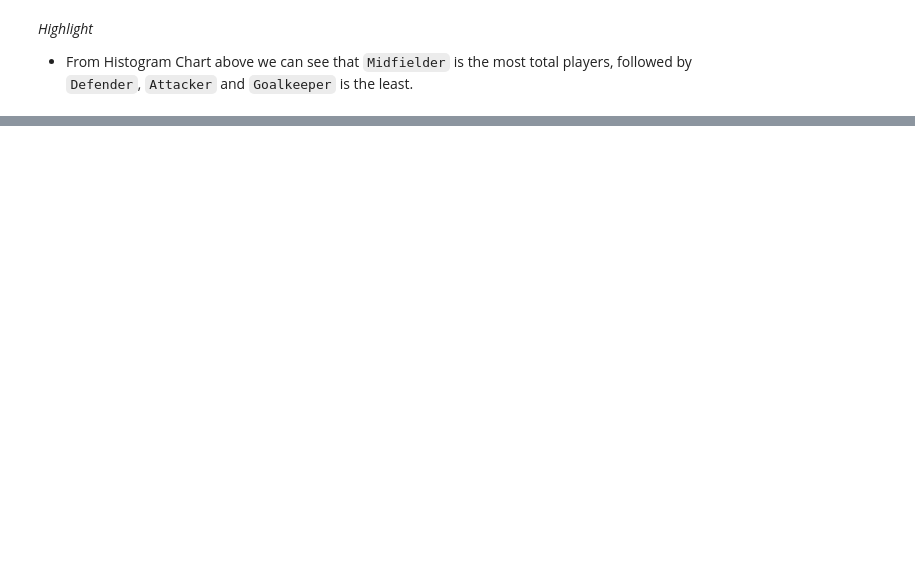
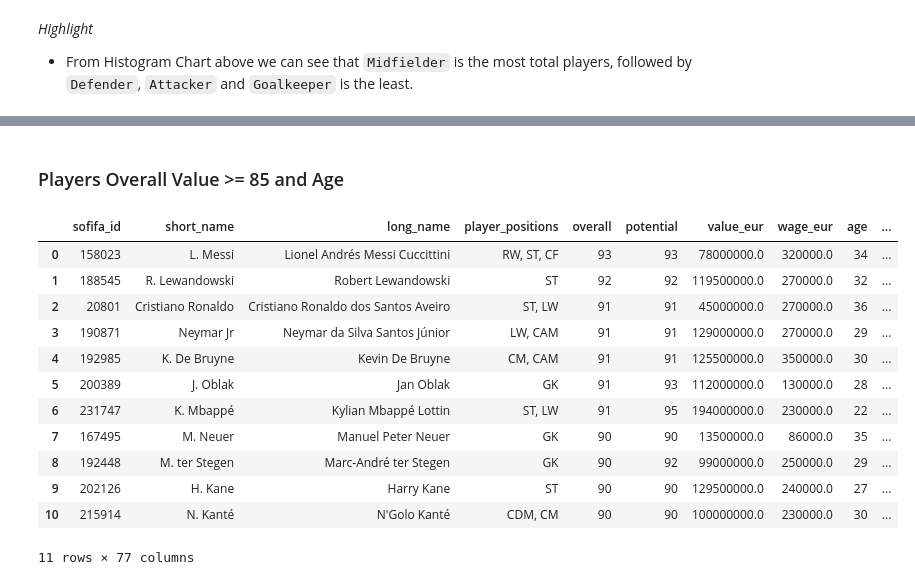
Before and after one commit to rivaipurba/rivaipurba.github.io, a Jupyter notebook: fifa15-22_player_analysis.ipynb, the cells around one changed output, grey strips where cells are left out. Drawn from its saved outputs; the diff is of its cells as text; code cells hidden in the pictures; blank space fills up the shorter version.

Commit message:
Updating project FIFA Game Player Analysis

```diff
--- a/fifa15-22_player_analysis.ipynb
+++ b/fifa15-22_player_analysis.ipynb
@@ -257,2 +319,19 @@ fig.show()
+# %% [markdown]
+### Players Overall Value >= 85 and Age
 # %%
-top_players = fifa_22.query('overall >= 85')
+top_players = fifa_22.query('overall >= 90')
+top_players
+# %% [output]
+|  | sofifa_id | short_name | long_name | player_positions | overall | potential | value_eur | wage_eur | age | ... |
+| 0 | 158023 | L. Messi | Lionel Andrés Messi Cuccittini | RW, ST, CF | 93 | 93 | 78000000.0 | 320000.0 | 34 | ... |
+| 1 | 188545 | R. Lewandowski | Robert Lewandowski | ST | 92 | 92 | 119500000.0 | 270000.0 | 32 | ... |
+| 2 | 20801 | Cristiano Ronaldo | Cristiano Ronaldo dos Santos Aveiro | ST, LW | 91 | 91 | 45000000.0 | 270000.0 | 36 | ... |
+| 3 | 190871 | Neymar Jr | Neymar da Silva Santos Júnior | LW, CAM | 91 | 91 | 129000000.0 | 270000.0 | 29 | ... |
+| 4 | 192985 | K. De Bruyne | Kevin De Bruyne | CM, CAM | 91 | 91 | 125500000.0 | 350000.0 | 30 | ... |
+| 5 | 200389 | J. Oblak | Jan Oblak | GK | 91 | 93 | 112000000.0 | 130000.0 | 28 | ... |
+| 6 | 231747 | K. Mbappé | Kylian Mbappé Lottin | ST, LW | 91 | 95 | 194000000.0 | 230000.0 | 22 | ... |
+| 7 | 167495 | M. Neuer | Manuel Peter Neuer | GK | 90 | 90 | 13500000.0 | 86000.0 | 35 | ... |
+| 8 | 192448 | M. ter Stegen | Marc-André ter Stegen | GK | 90 | 92 | 99000000.0 | 250000.0 | 29 | ... |
+| 9 | 202126 | H. Kane | Harry Kane | ST | 90 | 90 | 129500000.0 | 240000.0 | 27 | ... |
+| 10 | 215914 | N. Kanté | N'Golo Kanté | CDM, CM | 90 | 90 | 100000000.0 | 230000.0 | 30 | ... |
+11 rows × 77 columns
```
Also changed, not shown: parts of 35 cells of this notebook, 15 other files.
